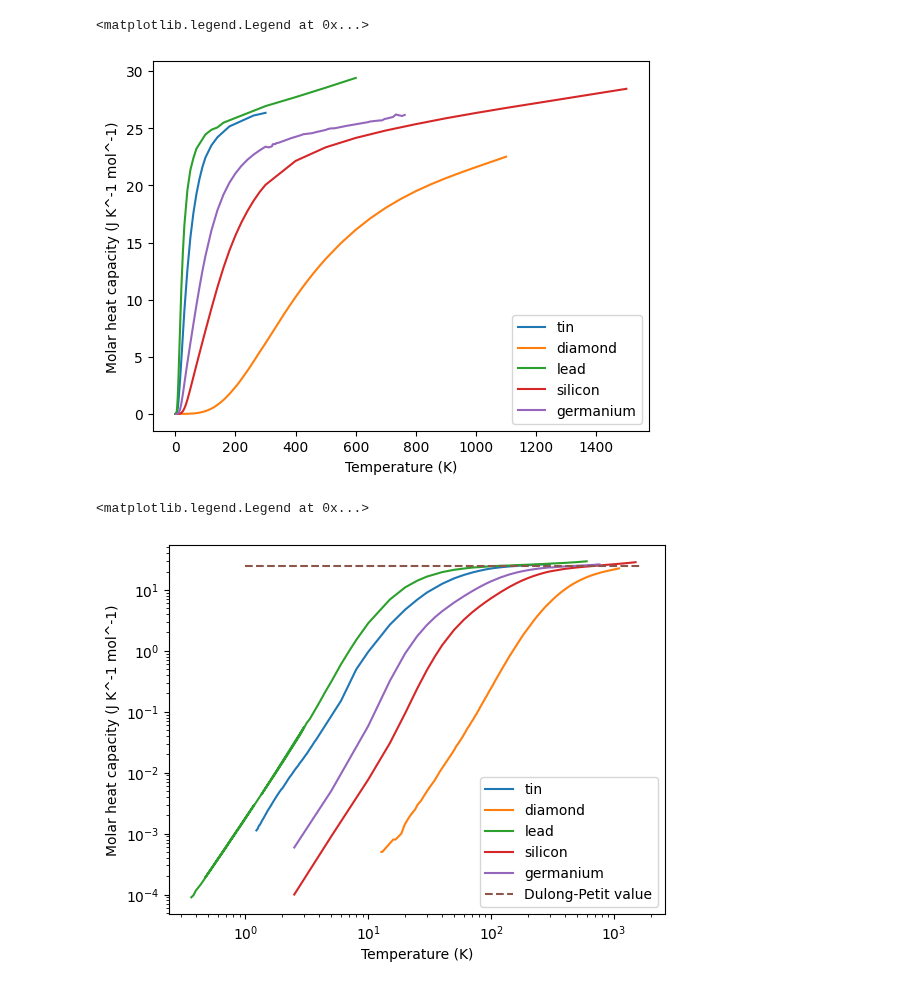
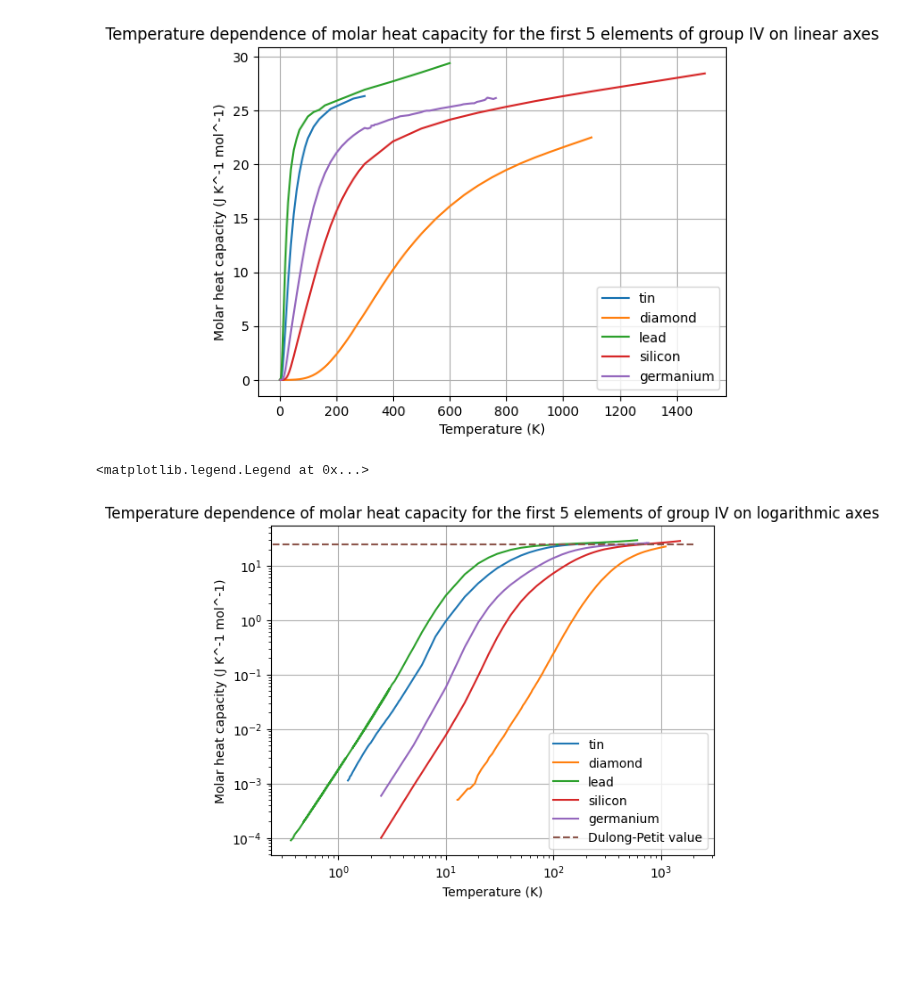
Before and after one commit to Clarke-Henshaw-Miles/extra, a Jupyter notebook: turtle_tree_colab.ipynb, the cells around one changed output. Drawn from its saved outputs; the diff is of its cells as text; code cells hidden in the pictures; blank space fills up the shorter version.

```diff
--- a/turtle_tree_colab.ipynb
+++ b/turtle_tree_colab.ipynb
@@ -75,30 +90,34 @@ C_l_high = C_l[48:]
 # %%
 plt.plot(T_t, C_t, label='tin')
 plt.plot(T_d, C_d, label='diamond')
 plt.plot(T_l, C_l, label='lead')
 plt.plot(T_s, C_s, label='silicon')
 plt.plot(T_g, C_g, label='germanium')
 plt.xlabel("Temperature (K)")
 plt.ylabel("Molar heat capacity (J K^-1 mol^-1)")
+plt.title("Temperature dependence of molar heat capacity for the first 5 elements of group IV on linear axes")
 plt.legend()
+plt.grid()
 # %% [output]
-<matplotlib.legend.Legend at 0x...>
-[figure, old version]
+[figure, new version]
 # %%
 plt.loglog(T_t, C_t, label='tin')
 plt.loglog(T_d, C_d, label='diamond')
 plt.loglog(T_l, C_l, label='lead')
 plt.loglog(T_s, C_s, label='silicon')
 plt.loglog(T_g, C_g, label='germanium')
-x = np.linspace(1, 1700)
+x = np.linspace(-10, 2000)
 y = np.linspace(24.9, 24.9)
 plt.plot(x, y, linestyle='dashed', label='Dulong-Petit value',)
+#plt.loglog((T_3), (Einstein_C)**3, label='T^3')
 plt.xlabel("Temperature (K)")
 plt.ylabel("Molar heat capacity (J K^-1 mol^-1)")
+plt.title("Temperature dependence of molar heat capacity for the first 5 elements of group IV on logarithmic axes")
+plt.grid()
 plt.legend()
 # %% [output]
 <matplotlib.legend.Legend at 0x...>
-[figure, old version]
+[figure, new version]
 # %%
 import sympy as sy
 # %%
```
Also changed, not shown: parts of 13 cells of this notebook.
